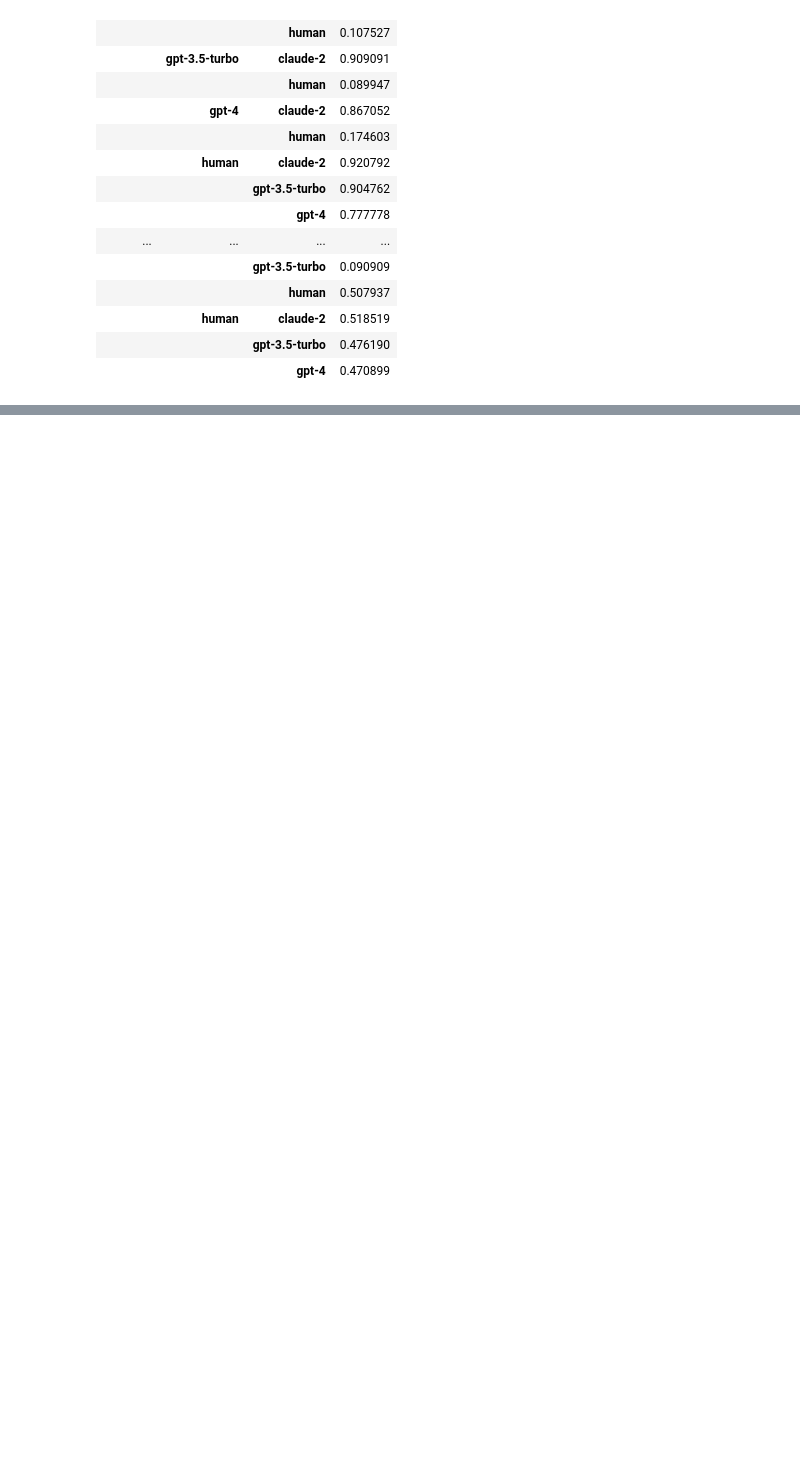
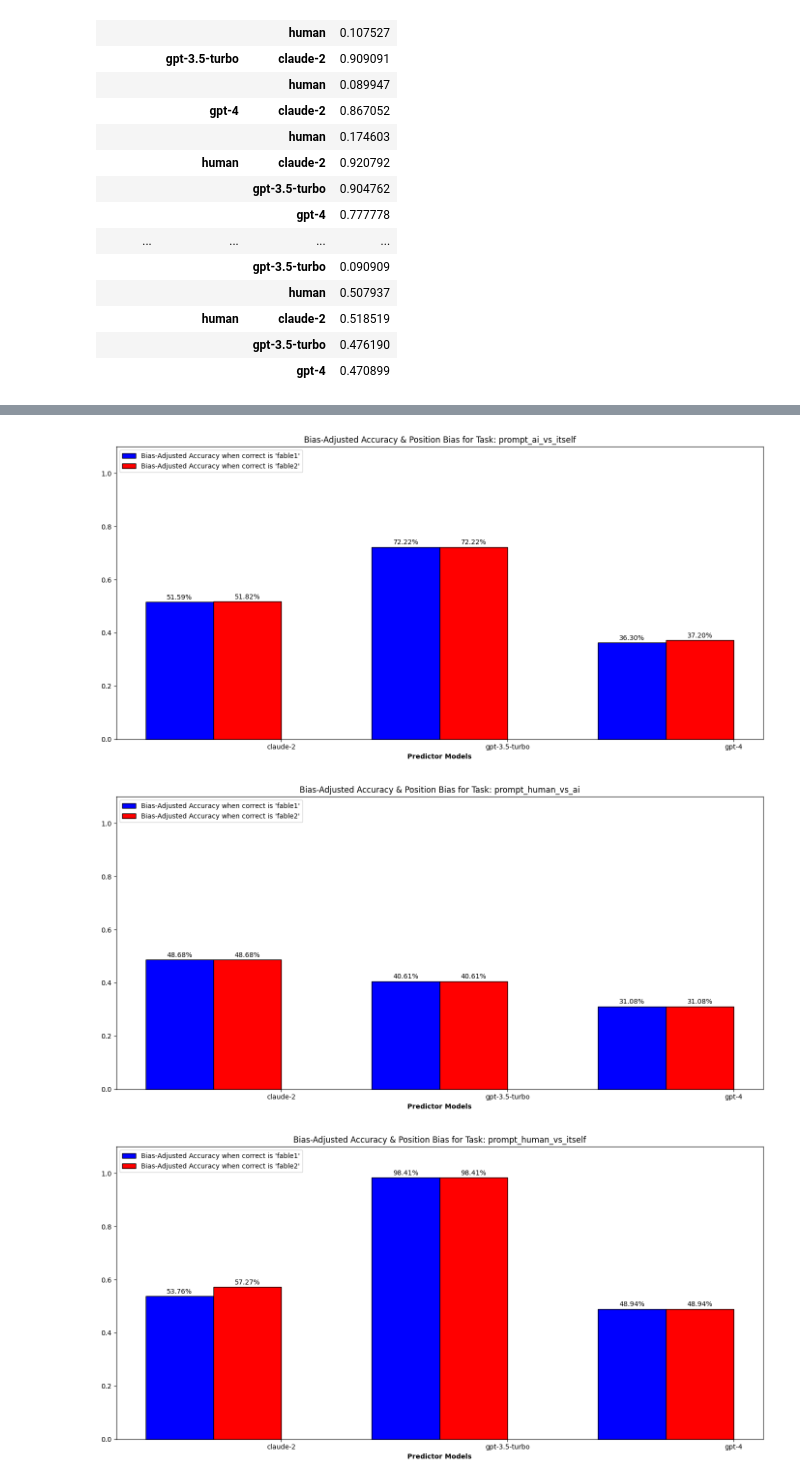
Before and after one commit to qfeuilla/TuringMirror, a Jupyter notebook: explore_data.ipynb, the cells around one changed output, grey strips where cells are left out. Cells and saved outputs as stored; diff of their text form; code cells hidden in the pictures; blank space fills up the shorter version.

```diff
--- a/explore_data.ipynb
+++ b/explore_data.ipynb
@@ -172,0 +245,65 @@ for task in accuracy_data['prompt_fun'].unique():
+# %%
+import pandas as pd
+import matplotlib.pyplot as plt
+import numpy as np
+
+# Sample data definition for context; Replace with actual data loading step
+# data = pd.read_csv('your_dataset.csv')
+
+# Compute necessary dataframes
+position_bias = data.groupby(["predictor", "prompt_fun"])["prediction"].value_counts(normalize=True).reset_index(name="proportion")
+sample_sizes = data.groupby(["predictor", "prompt_fun"])["prediction"].value_counts().reset_index(name="count")
+accuracy_data = data.groupby(['predictor', 'prompt_fun', 'correct_prediction']).correct.mean().reset_index()
+
+tasks = position_bias['prompt_fun'].unique()
+bar_width = 0.3
+bias_bar_width = 0.15
+
+for task in tasks:
+    plt.figure(figsize=(14, 7))
+
+    # Accuracy Data Preparation
+    sub_data_accuracy = accuracy_data[accuracy_data['prompt_fun'] == task]
+    sub_data_bias = position_bias[position_bias['prompt_fun'] == task]
+
+    models = sub_data_accuracy['predictor'].unique()
+    r = np.arange(len(models))
+    bars1_accuracy_adj, bars2_accuracy_adj = [], []
+
+    for model in models:
+        model_data_acc = sub_data_accuracy[sub_data_accuracy['predictor'] == model]
+        model_data_bias = sub_data_bias[sub_data_bias['predictor'] == model]
+
+        raw_acc_fable1 = model_data_acc[model_data_acc['correct_prediction'] == 'fable1']['correct'].values[0] if 'fable1' in model_data_acc['correct_prediction'].values else 0
+        raw_acc_fable2 = model_data_acc[model_data_acc['correct_prediction'] == 'fable2']['correct'].values[0] if 'fable2' in model_data_acc['correct_prediction'].values else 0
+
+        bias_fable1 = model_data_bias[model_data_bias['prediction'] == 'fable1']['proportion'].values[0] if 'fable1' in model_data_bias['prediction'].values else 0.5
+        bias_fable2 = model_data_bias[model_data_bias['prediction'] == 'fable2']['proportion'].values[0] if 'fable2' in model_data_bias['prediction'].values else 0.5
+
+        bars1_accuracy_adj.append(raw_acc_fable1 - (bias_fable1 - 0.5))
+        bars2_accuracy_adj.append(raw_acc_fable2 - (bias_fable2 - 0.5))
+
+    plt.bar(r - 1.5*bar_width, bars1_accuracy_adj, width=bar_width, color='blue', edgecolor='black', label="Bias-Adjusted Accuracy when correct is 'fable1'")
+    plt.bar(r - 0.5*bar_width, bars2_accuracy_adj, width=bar_width, color='red', edgecolor='black', label="Bias-Adjusted Accuracy when correct is 'fable2'")
+
+    # Labels for adjusted accuracy percentages
+    for i, bar in enumerate(bars1_accuracy_adj):
+        plt.text(r[i] - 1.5*bar_width, bar + 0.01, f"{bar:.2%}", ha='center')
+    for i, bar in enumerate(bars2_accuracy_adj):
+        plt.text(r[i] - 0.5*bar_width, bar + 0.01, f"{bar:.2%}", ha='center')
+
+    # Other components of the graph (position bias bars, labels, etc.) remain unchanged...
+
+    plt.xlabel('Predictor Models', fontweight='bold')
+    plt.xticks(r, models)
+    plt.title(f"Bias-Adjusted Accuracy & Position Bias for Task: {task}")
+    plt.legend(loc='upper left')
+
+    plt.ylim(0, 1.1)
+
+    plt.tight_layout()
+    plt.show()
+# %% [output]
+[figure, added]
+[figure, added]
+[figure, added]
```
Also changed, not shown: parts of 4 cells of this notebook.
